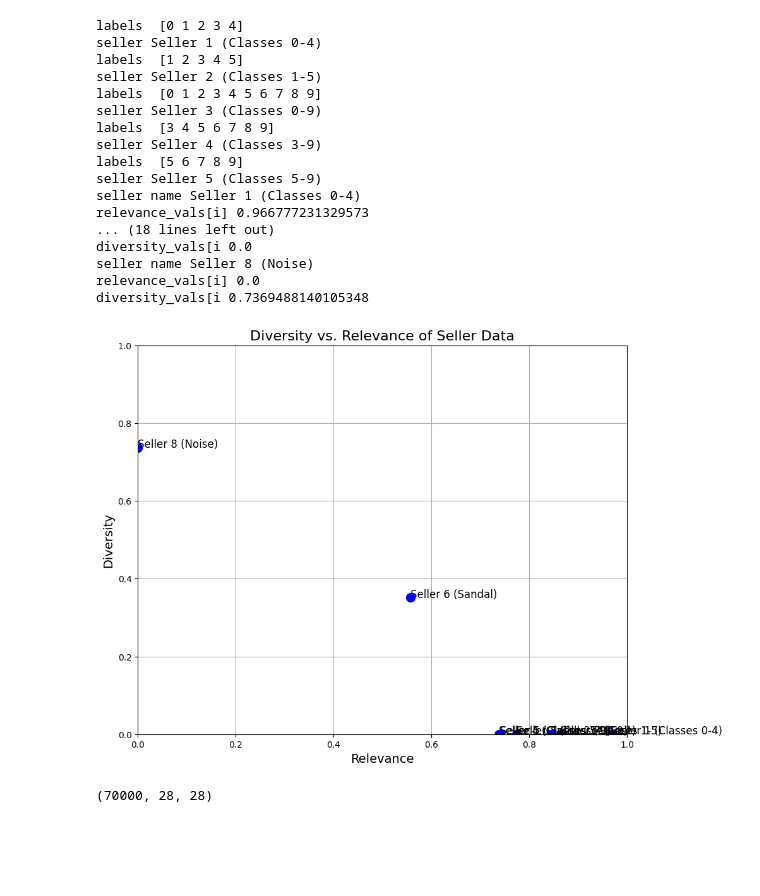
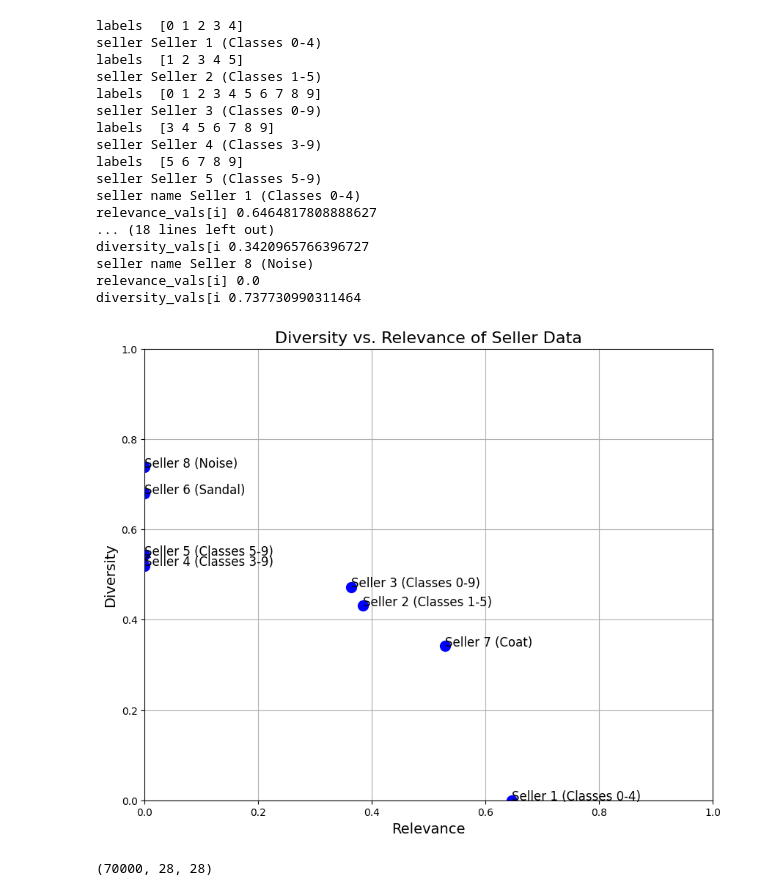
Before and after one commit to sadia-sigma-lab/task-agnostic-data-valuation, a Jupyter notebook: data_valuation.ipynb, the cells around one changed output. Drawn from its saved outputs; the diff is of its cells as text; code cells hidden in the pictures; blank space fills up the shorter version.

```diff
--- a/data_valuation.ipynb
+++ b/data_valuation.ipynb
@@ -30,12 +30,33 @@ def get_data(images, labels, classes, exclude_indices=set(), num_samples=10000):
     return selected_images, selected_labels, set(selected_indices)
 
 # Function to compute projected eigenvalues
+# def compute_projected_eigenvalues(data, components, num_components):
+#     projected_data = np.dot(data, components.T)
+#     covariance_matrix = np.cov(projected_data, rowvar=False)
+#     eigenvalues = np.linalg.eigvalsh(covariance_matrix)
+#     eigenvalues = np.flip(np.sort(eigenvalues))[:num_components]
+#     return eigenvalues
+
 def compute_projected_eigenvalues(data, components, num_components):
-    projected_data = np.dot(data, components.T)
-    covariance_matrix = np.cov(projected_data, rowvar=False)
-    eigenvalues = np.linalg.eigvalsh(covariance_matrix)
-    eigenvalues = np.flip(np.sort(eigenvalues))[:num_components]
-    return eigenvalues
+    # Step 1: Compute the covariance matrix of the seller's data
+    covariance_matrix = np.cov(data, rowvar=False)
+
+    projected_eigenvalues = []
+
+    # Step 2: For each principal component (u_i), project the covariance matrix
+    for i in range(num_components):
+        # Take the i-th principal component (u_i)
+        u_i = components[i]
+
+        # Project the covariance matrix onto u_i direction
+        # This should result in a scalar (variance along u_i)
+        projected_cov = np.dot(u_i.T, np.dot(covariance_matrix, u_i))
+
+        # Append the computed scalar (which represents the eigenvalue in this direction)
+        projected_eigenvalues.append(projected_cov)
+
+    return np.array(projected_eigenvalues)
+
 
 
 # Function to compute diversity and relevance
@@ -167,37 +188,37 @@ for idx, seller_images in enumerate(seller_images_list):
 # Plot Diversity vs. Relevance
 plt.figure(figsize=(10, 8))
 plt.scatter(relevance_vals, diversity_vals, color='blue', s=100)
 for i, txt in enumerate(seller_names):
     print("seller name" , txt )
     print("relevance_vals[i]" , relevance_vals[i] )
     print("diversity_vals[i" , diversity_vals[i] )
     plt.annotate(txt, (relevance_vals[i], diversity_vals[i]), fontsize=12)
 plt.title("Diversity vs. Relevance of Seller Data", fontsize=16)
 plt.xlabel("Relevance", fontsize=14)
 plt.ylabel("Diversity", fontsize=14)
 plt.xlim(0, 1)
 plt.ylim(0, 1)
 plt.grid(True)
 plt.show()
 # %% [output]
 labels  [0 1 2 3 4]
 seller Seller 1 (Classes 0-4)
 labels  [1 2 3 4 5]
 seller Seller 2 (Classes 1-5)
 labels  [0 1 2 3 4 5 6 7 8 9]
 seller Seller 3 (Classes 0-9)
 labels  [3 4 5 6 7 8 9]
 seller Seller 4 (Classes 3-9)
 labels  [5 6 7 8 9]
 seller Seller 5 (Classes 5-9)
 seller name Seller 1 (Classes 0-4)
-relevance_vals[i] 0.966777231329573
+relevance_vals[i] 0.6464817808888627
 ... (18 lines left out)
-diversity_vals[i 0.0
+diversity_vals[i 0.3420965766396727
 seller name Seller 8 (Noise)
 relevance_vals[i] 0.0
-diversity_vals[i 0.7369488140105348
+diversity_vals[i 0.737730990311464
-[figure, old version]
+[figure, new version]
 # %%
 fmnist_images.shape
 # %% [output]
```
Also changed, not shown: parts of 2 cells of this notebook.
